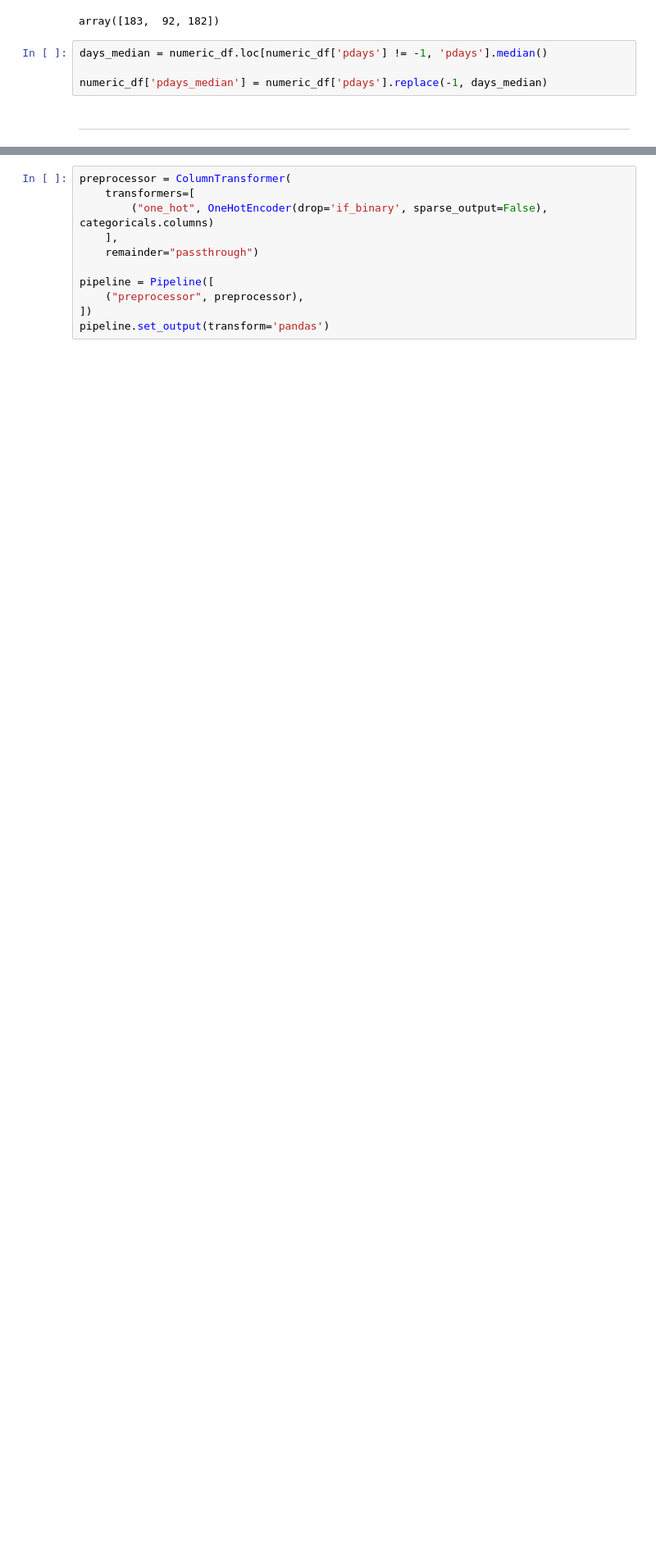
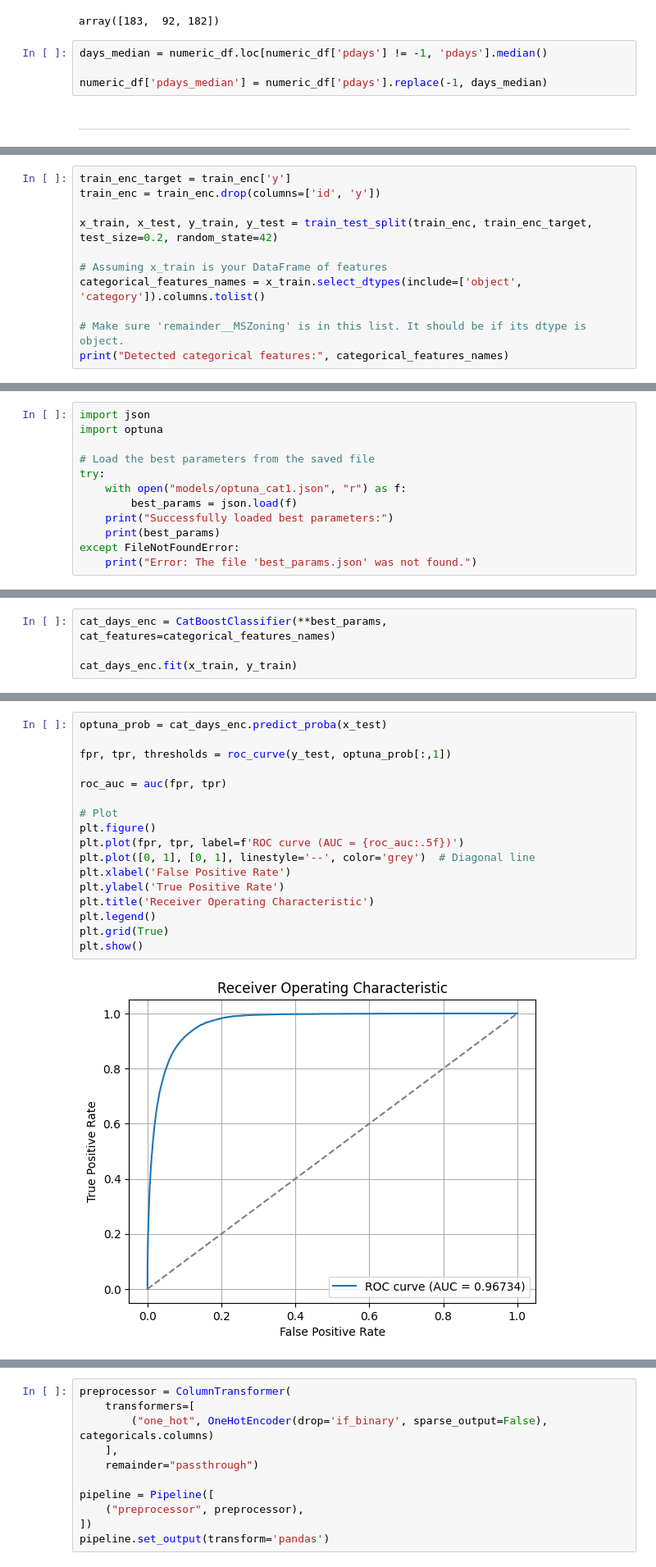
Before and after one commit to ol-webb/kaggle_playground_5-8, a Jupyter notebook: nb1.ipynb, the cells around one changed output, grey strips where cells are left out. Shown at 82% size. Drawn from its saved outputs; the diff is of its cells as text; blank space fills up the shorter version.

```diff
--- a/nb1.ipynb
+++ b/nb1.ipynb
@@ -397,0 +426,11 @@ numeric_df['pdays_median'] = numeric_df['pdays'].replace(-1, days_median)
+# %%
+train_enc_target = train_enc['y']
+train_enc = train_enc.drop(columns=['id', 'y'])
+
+x_train, x_test, y_train, y_test = train_test_split(train_enc, train_enc_target, test_size=0.2, random_state=42)
+
+# Assuming x_train is your DataFrame of features
+categorical_features_names = x_train.select_dtypes(include=['object', 'category']).columns.tolist()
+
+# Make sure 'remainder__MSZoning' is in this list. It should be if its dtype is object.
+print("Detected categorical features:", categorical_features_names)
@@ -397,0 +439,12 @@ numeric_df['pdays_median'] = numeric_df['pdays'].replace(-1, days_median)
+# %%
+import json
+import optuna
+
+# Load the best parameters from the saved file
+try:
+    with open("models/optuna_cat1.json", "r") as f:
+        best_params = json.load(f)
+    print("Successfully loaded best parameters:")
+    print(best_params)
+except FileNotFoundError:
+    print("Error: The file 'best_params.json' was not found.")
@@ -397,0 +454,4 @@ numeric_df['pdays_median'] = numeric_df['pdays'].replace(-1, days_median)
+# %%
+cat_days_enc = CatBoostClassifier(**best_params, cat_features=categorical_features_names)
+
+cat_days_enc.fit(x_train, y_train)
@@ -397,0 +477,19 @@ numeric_df['pdays_median'] = numeric_df['pdays'].replace(-1, days_median)
+# %%
+optuna_prob = cat_days_enc.predict_proba(x_test)
+
+fpr, tpr, thresholds = roc_curve(y_test, optuna_prob[:,1])
+
+roc_auc = auc(fpr, tpr)
+
+# Plot
+plt.figure()
+plt.plot(fpr, tpr, label=f'ROC curve (AUC = {roc_auc:.5f})')
+plt.plot([0, 1], [0, 1], linestyle='--', color='grey')  # Diagonal line
+plt.xlabel('False Positive Rate')
+plt.ylabel('True Positive Rate')
+plt.title('Receiver Operating Characteristic')
+plt.legend()
+plt.grid(True)
+plt.show()
+# %% [output]
+[figure, added]
```
Also changed, not shown: parts of 13 cells of this notebook, 1 other file.
